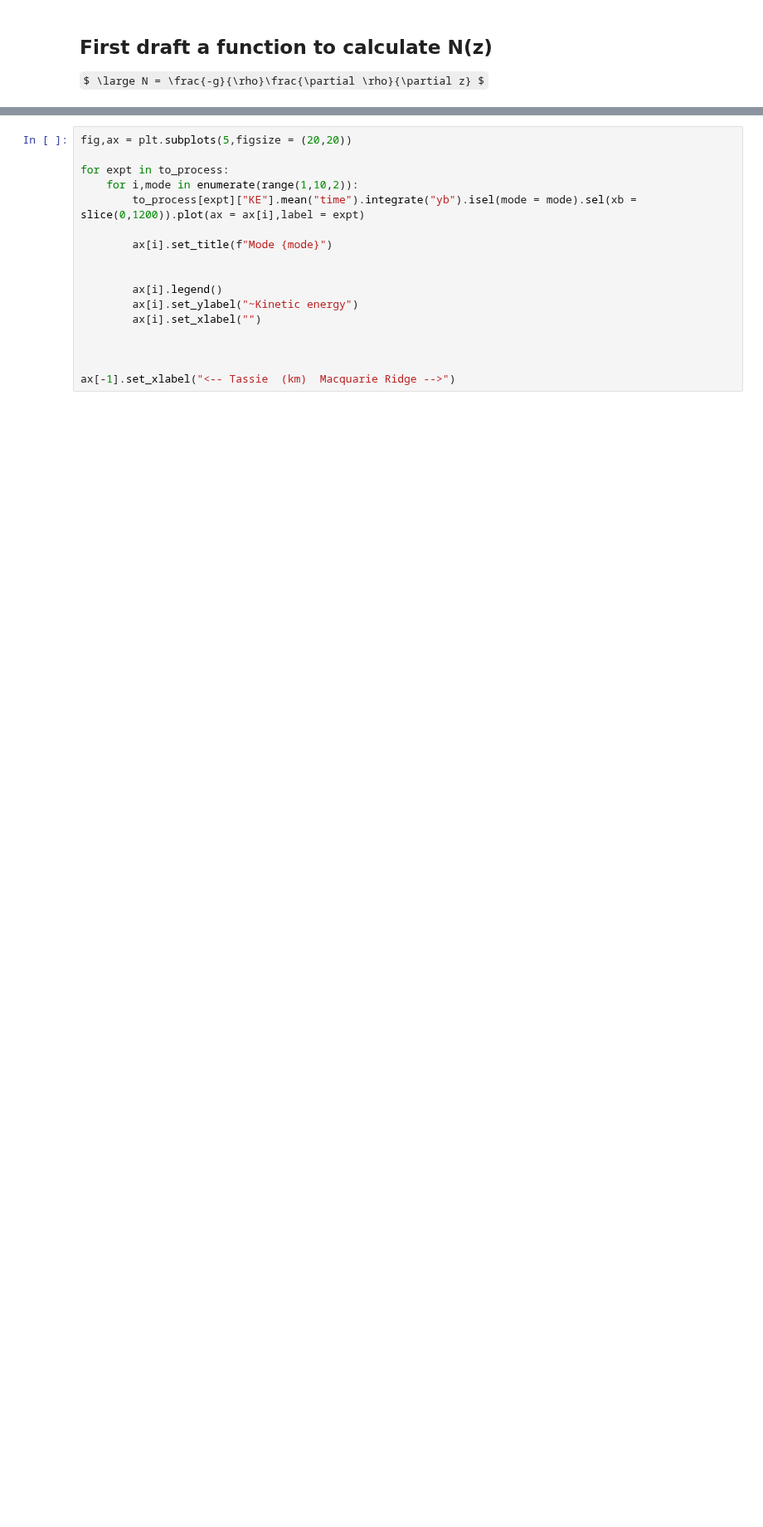
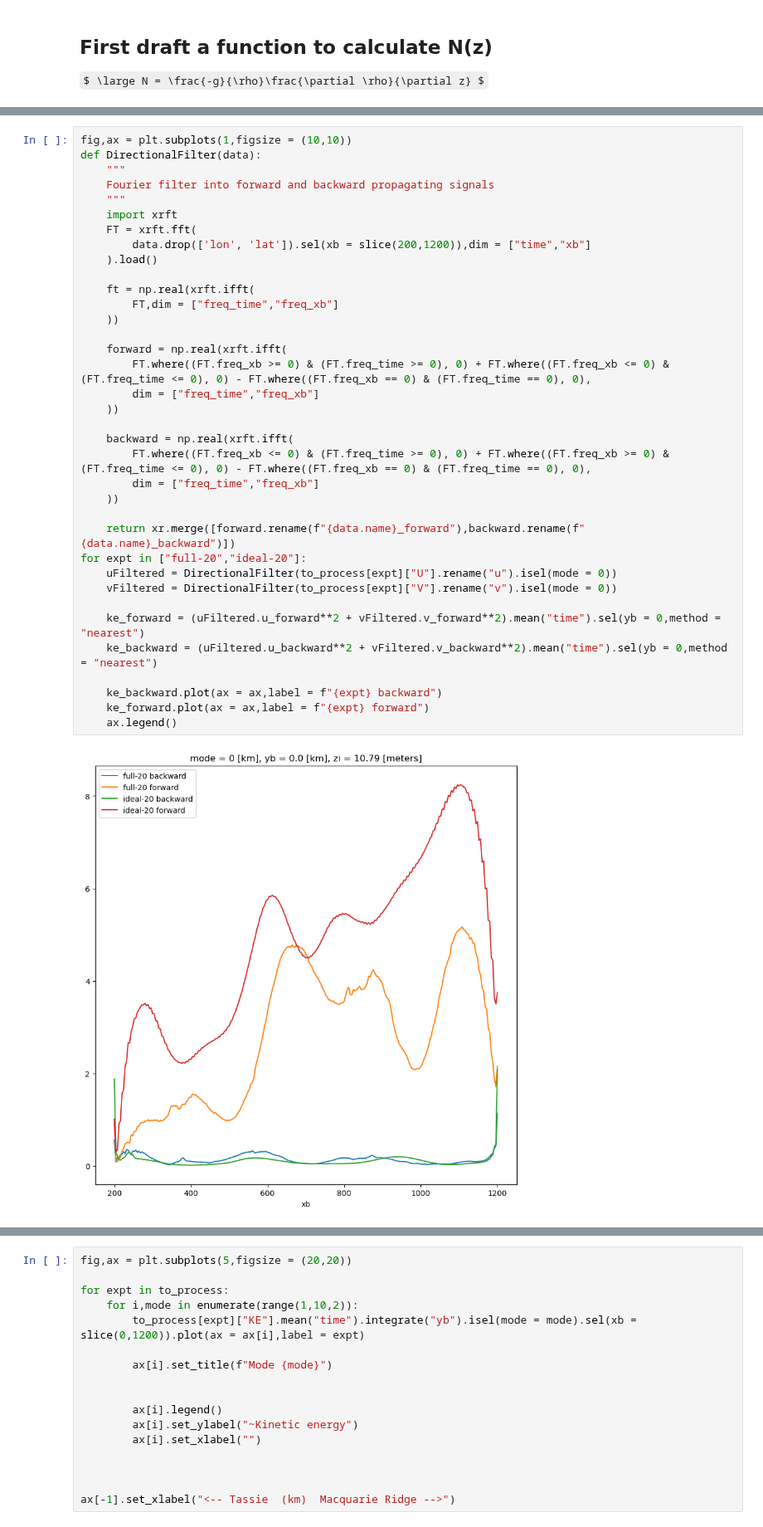
Before and after one commit to ashjbarnes/tasman-tides, a Jupyter notebook: notebooks/analysis/vertical_structure/vs_compare.ipynb, the cells around one changed output, grey strips where cells are left out. Shown at 83% size. Cells and saved outputs as stored; diff of their text form; some formulas as TeX source; blank space fills up the shorter version.

```diff
--- a/notebooks/analysis/vertical_structure/vs_compare.ipynb
+++ b/notebooks/analysis/vertical_structure/vs_compare.ipynb
@@ -178,0 +113,38 @@ Consider scattering data ahead of time and using futures.
+# %%
+fig,ax = plt.subplots(1,figsize = (10,10))
+def DirectionalFilter(data):
+    """
+    Fourier filter into forward and backward propagating signals
+    """
+    import xrft
+    FT = xrft.fft(
+        data.drop(['lon', 'lat']).sel(xb = slice(200,1200)),dim = ["time","xb"]
+    ).load()
+
+    ft = np.real(xrft.ifft(
+        FT,dim = ["freq_time","freq_xb"]
+    ))
+
+    forward = np.real(xrft.ifft(
+        FT.where((FT.freq_xb >= 0) & (FT.freq_time >= 0), 0) + FT.where((FT.freq_xb <= 0) & (FT.freq_time <= 0), 0) - FT.where((FT.freq_xb == 0) & (FT.freq_time == 0), 0),
+        dim = ["freq_time","freq_xb"]
+    ))
+
+    backward = np.real(xrft.ifft(
+        FT.where((FT.freq_xb <= 0) & (FT.freq_time >= 0), 0) + FT.where((FT.freq_xb >= 0) & (FT.freq_time <= 0), 0) - FT.where((FT.freq_xb == 0) & (FT.freq_time == 0), 0),
+        dim = ["freq_time","freq_xb"]
+    ))
+
+    return xr.merge([forward.rename(f"{data.name}_forward"),backward.rename(f"{data.name}_backward")])
+for expt in ["full-20","ideal-20"]:
+    uFiltered = DirectionalFilter(to_process[expt]["U"].rename("u").isel(mode = 0))
+    vFiltered = DirectionalFilter(to_process[expt]["V"].rename("v").isel(mode = 0))
+
+    ke_forward = (uFiltered.u_forward**2 + vFiltered.v_forward**2).mean("time").sel(yb = 0,method = "nearest")
+    ke_backward = (uFiltered.u_backward**2 + vFiltered.v_backward**2).mean("time").sel(yb = 0,method = "nearest")
+
+    ke_backward.plot(ax = ax,label = f"{expt} backward")
+    ke_forward.plot(ax = ax,label = f"{expt} forward")
+    ax.legend()
+# %% [output]
+[figure, added]
```
Also changed, not shown: parts of 17 cells of this notebook, 1 other file.
